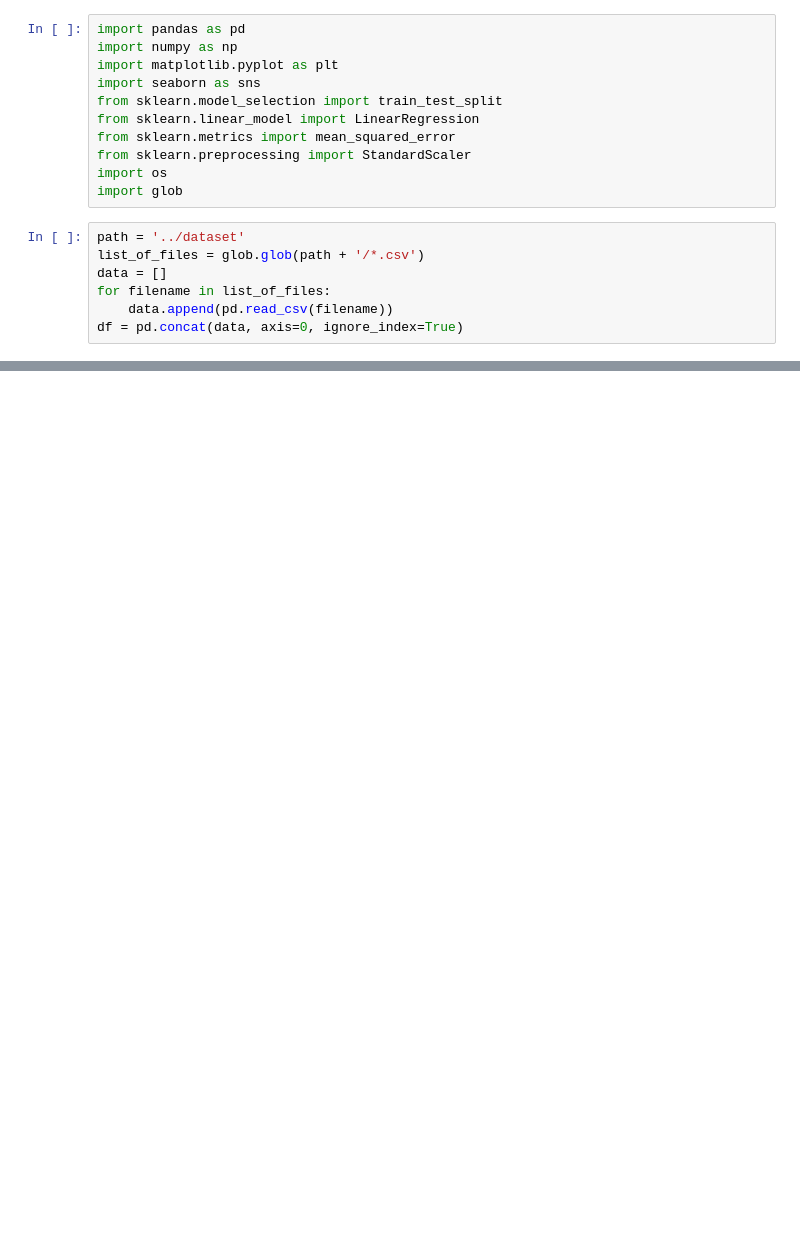
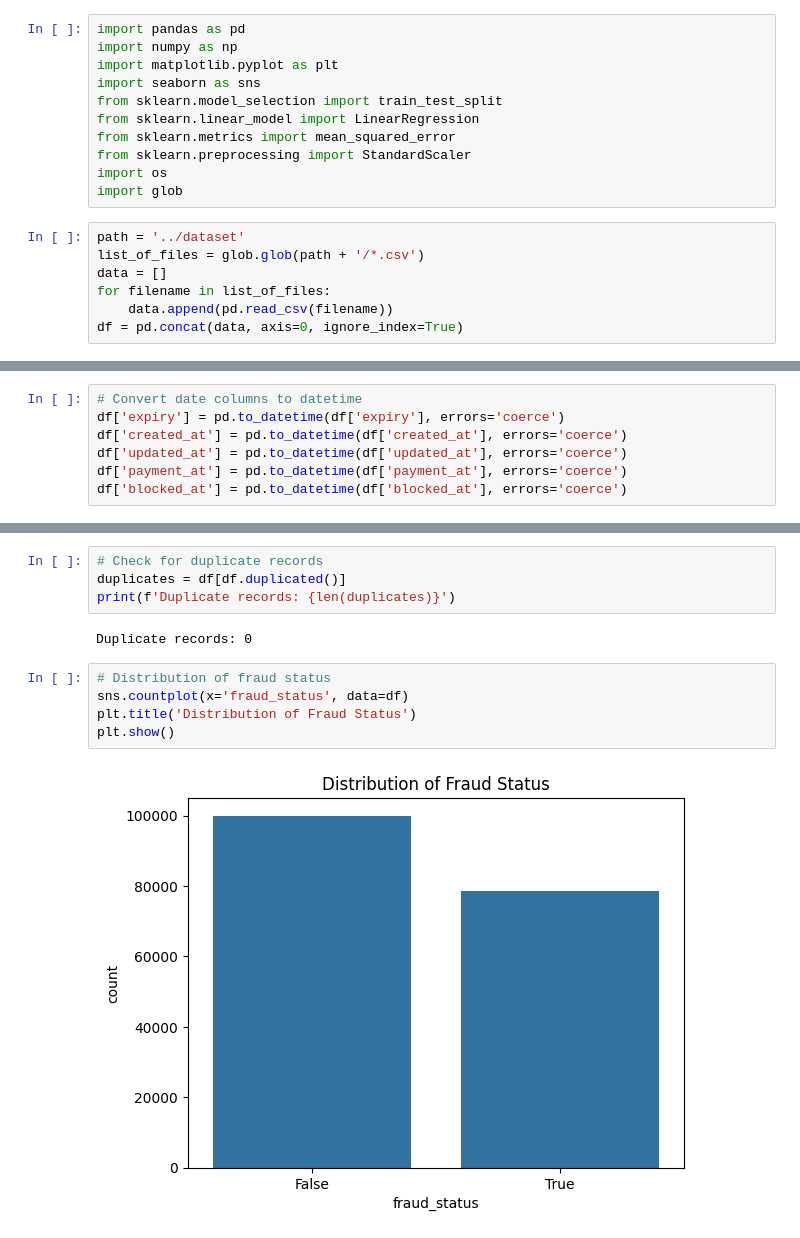
Before and after one commit to ap-lalu-s-khalid/mlops-fds, a Jupyter notebook: experiment/EDA.ipynb, the cells around one changed output, grey strips where cells are left out. Cells and saved outputs as stored; diff of their text form; blank space fills up the shorter version.

```diff
--- a/experiment/EDA.ipynb
+++ b/experiment/EDA.ipynb
@@ -27,0 +49,7 @@ df.head()
+# %%
+# Convert date columns to datetime
+df['expiry'] = pd.to_datetime(df['expiry'], errors='coerce')
+df['created_at'] = pd.to_datetime(df['created_at'], errors='coerce')
+df['updated_at'] = pd.to_datetime(df['updated_at'], errors='coerce')
+df['payment_at'] = pd.to_datetime(df['payment_at'], errors='coerce')
+df['blocked_at'] = pd.to_datetime(df['blocked_at'], errors='coerce')
@@ -27,0 +100,13 @@ df.head()
+# %%
+# Check for duplicate records
+duplicates = df[df.duplicated()]
+print(f'Duplicate records: {len(duplicates)}')
+# %% [output]
+Duplicate records: 0
+# %%
+# Distribution of fraud status
+sns.countplot(x='fraud_status', data=df)
+plt.title('Distribution of Fraud Status')
+plt.show()
+# %% [output]
+[figure, added]
```
Also changed, not shown: parts of 10 cells of this notebook, 14 other files.
